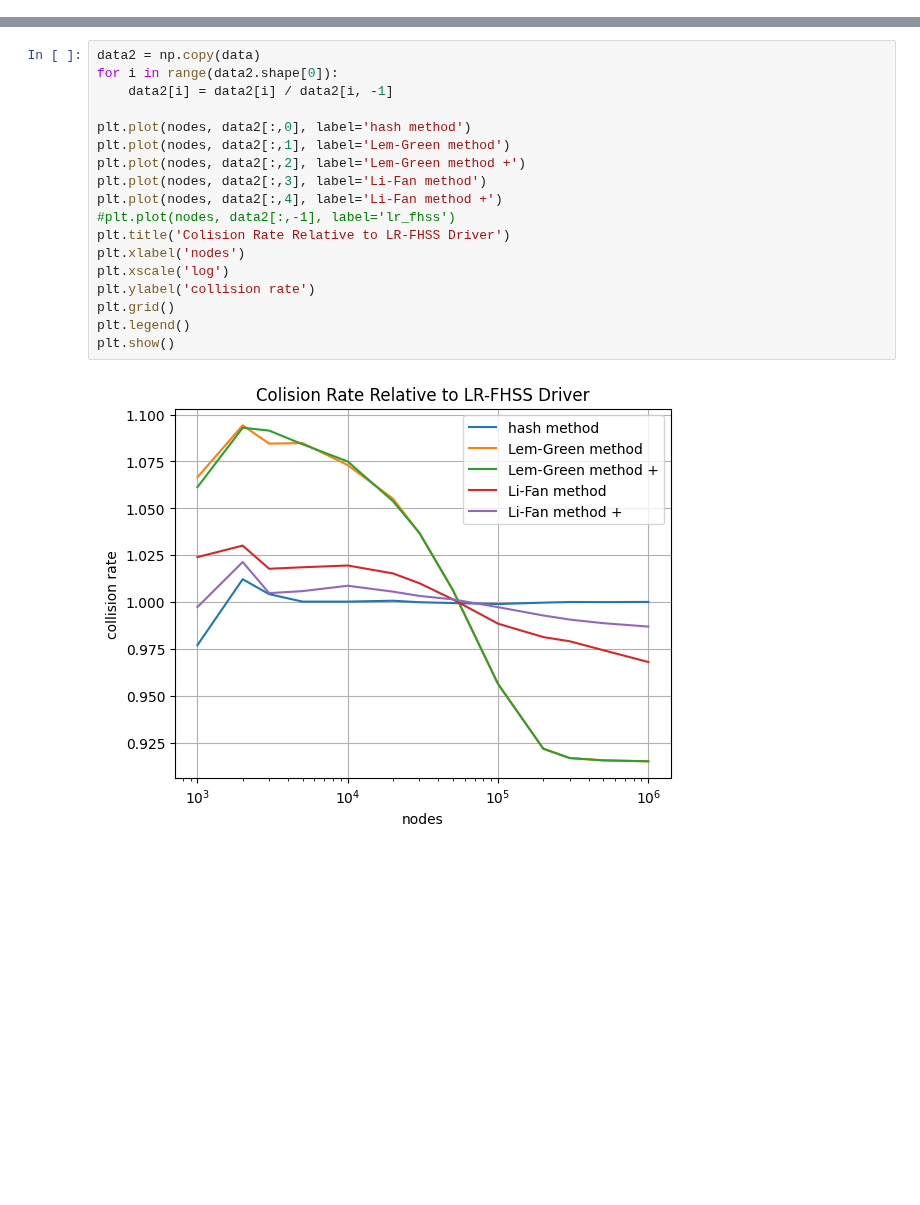
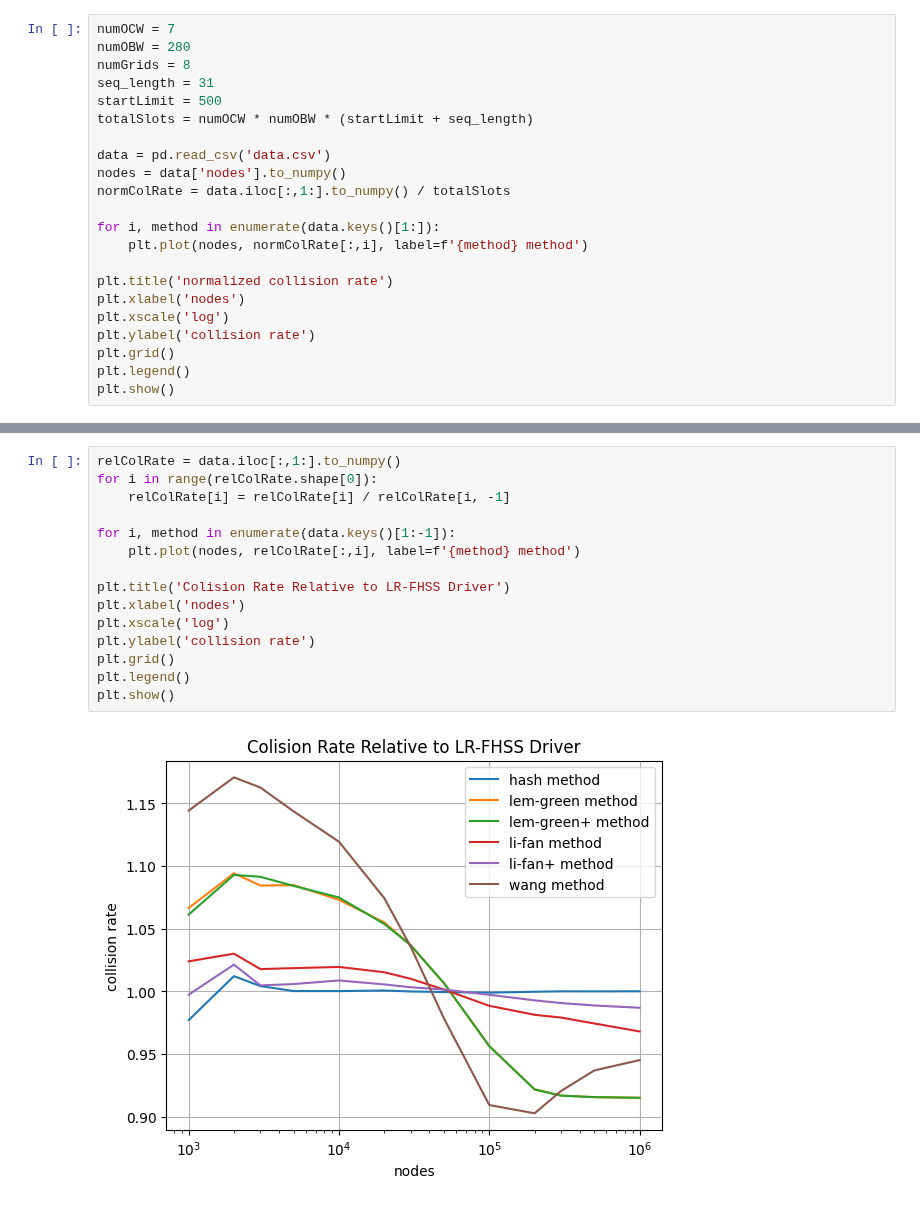
Before and after one commit to diegomm6/lr-fhss_seq-families, a Jupyter notebook: plots.ipynb, the cells around one changed output, grey strips where cells are left out. Saved outputs shown, nothing was run; the diff lists cells and outputs as text; blank space fills up the shorter version.

Commit message:
added packet level collision model and Wang FHS generator method

```diff
--- a/plots.ipynb
+++ b/plots.ipynb
@@ -46,0 +5,22 @@ plt.show()
+# %%
+numOCW = 7
+numOBW = 280
+numGrids = 8
+seq_length = 31
+startLimit = 500
+totalSlots = numOCW * numOBW * (startLimit + seq_length)
+
+data = pd.read_csv('data.csv')
+nodes = data['nodes'].to_numpy()
+normColRate = data.iloc[:,1:].to_numpy() / totalSlots
+
+for i, method in enumerate(data.keys()[1:]):
+    plt.plot(nodes, normColRate[:,i], label=f'{method} method')
+
+plt.title('normalized collision rate')
+plt.xlabel('nodes')
+plt.xscale('log')
+plt.ylabel('collision rate')
+plt.grid()
+plt.legend()
+plt.show()
@@ -47,20 +29,17 @@ plt.show()
 # %%
-data2 = np.copy(data)
-for i in range(data2.shape[0]):
-    data2[i] = data2[i] / data2[i, -1]
+relColRate = data.iloc[:,1:].to_numpy()
+for i in range(relColRate.shape[0]):
+    relColRate[i] = relColRate[i] / relColRate[i, -1]
 
-plt.plot(nodes, data2[:,0], label='hash method')
-plt.plot(nodes, data2[:,1], label='Lem-Green method')
-plt.plot(nodes, data2[:,2], label='Lem-Green method +')
-plt.plot(nodes, data2[:,3], label='Li-Fan method')
-plt.plot(nodes, data2[:,4], label='Li-Fan method +')
-#plt.plot(nodes, data2[:,-1], label='lr_fhss')
+for i, method in enumerate(data.keys()[1:-1]):
+    plt.plot(nodes, relColRate[:,i], label=f'{method} method')
+
 plt.title('Colision Rate Relative to LR-FHSS Driver')
 plt.xlabel('nodes')
 plt.xscale('log')
 plt.ylabel('collision rate')
 plt.grid()
 plt.legend()
 plt.show()
 # %% [output]
-[figure, old version]
+[figure, new version]
```
Also changed, not shown: parts of 4 cells of this notebook, 10 other files.
